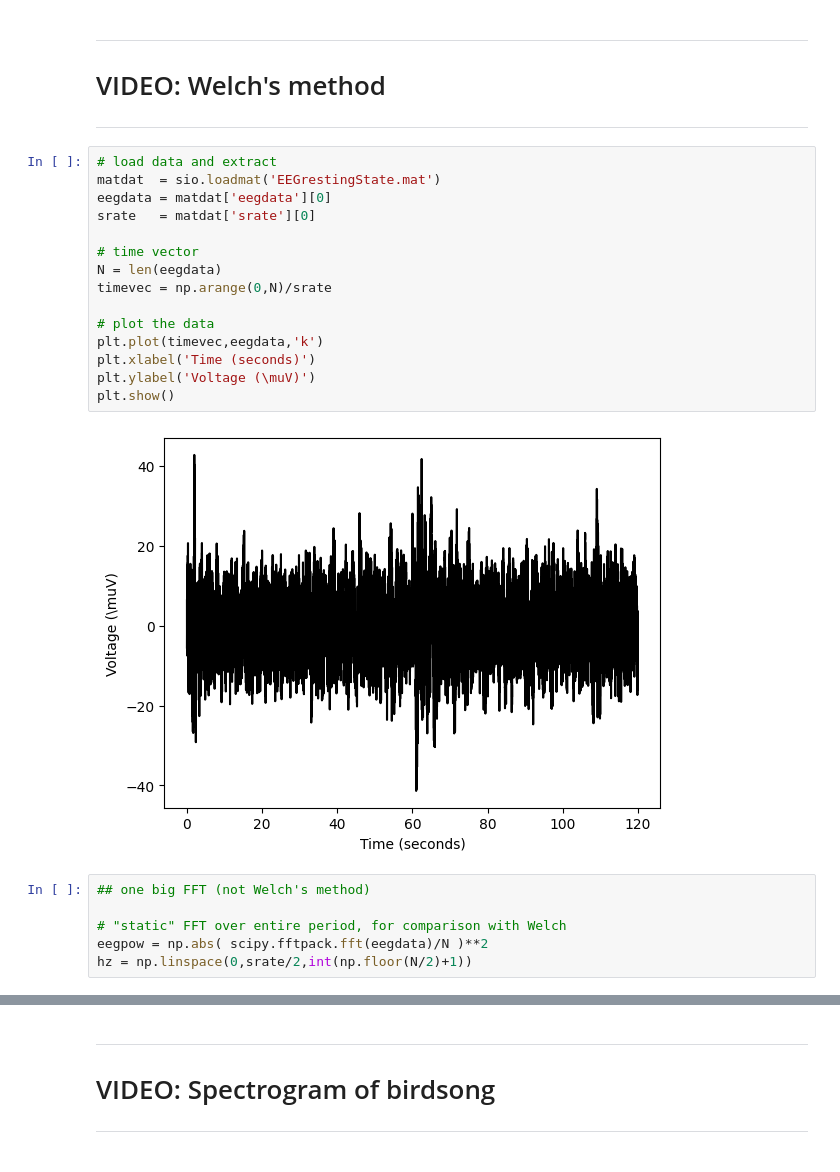
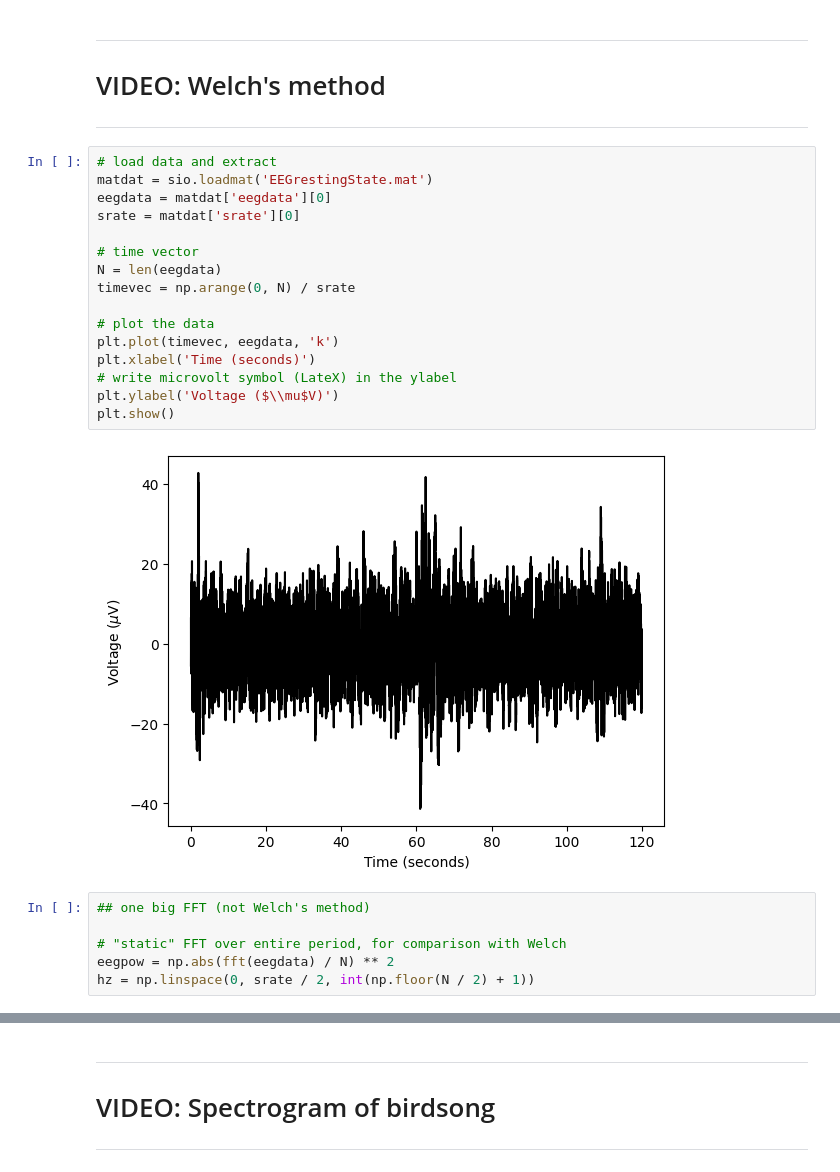
Before and after one commit to marzzelo/SignalProcessing, a Jupyter notebook: spectral/sigprocMXC_spectral.ipynb, the cells around one changed output, grey strips where cells are left out. Cells and saved outputs as stored; diff of their text form.

```diff
--- a/spectral/sigprocMXC_spectral.ipynb
+++ b/spectral/sigprocMXC_spectral.ipynb
@@ -123,27 +135,28 @@ plt.show()
 ---
 # %%
 # load data and extract
-matdat  = sio.loadmat('EEGrestingState.mat')
+matdat = sio.loadmat('EEGrestingState.mat')
 eegdata = matdat['eegdata'][0]
-srate   = matdat['srate'][0]
+srate = matdat['srate'][0]
 
 # time vector
 N = len(eegdata)
-timevec = np.arange(0,N)/srate
+timevec = np.arange(0, N) / srate
 
 # plot the data
-plt.plot(timevec,eegdata,'k')
+plt.plot(timevec, eegdata, 'k')
 plt.xlabel('Time (seconds)')
-plt.ylabel('Voltage (\muV)')
+# write microvolt symbol (LateX) in the ylabel
+plt.ylabel('Voltage ($\\mu$V)')
 plt.show()
 # %% [output]
-[figure, old version]
+[figure, new version]
 # %%
 ## one big FFT (not Welch's method)
 
 # "static" FFT over entire period, for comparison with Welch
-eegpow = np.abs( scipy.fftpack.fft(eegdata)/N )**2
-hz = np.linspace(0,srate/2,int(np.floor(N/2)+1))
+eegpow = np.abs(fft(eegdata) / N) ** 2
+hz = np.linspace(0, srate / 2, int(np.floor(N / 2) + 1))
 # %%
 ## "manual" Welch's method
 
```
Also changed, not shown: parts of 9 cells of this notebook.
